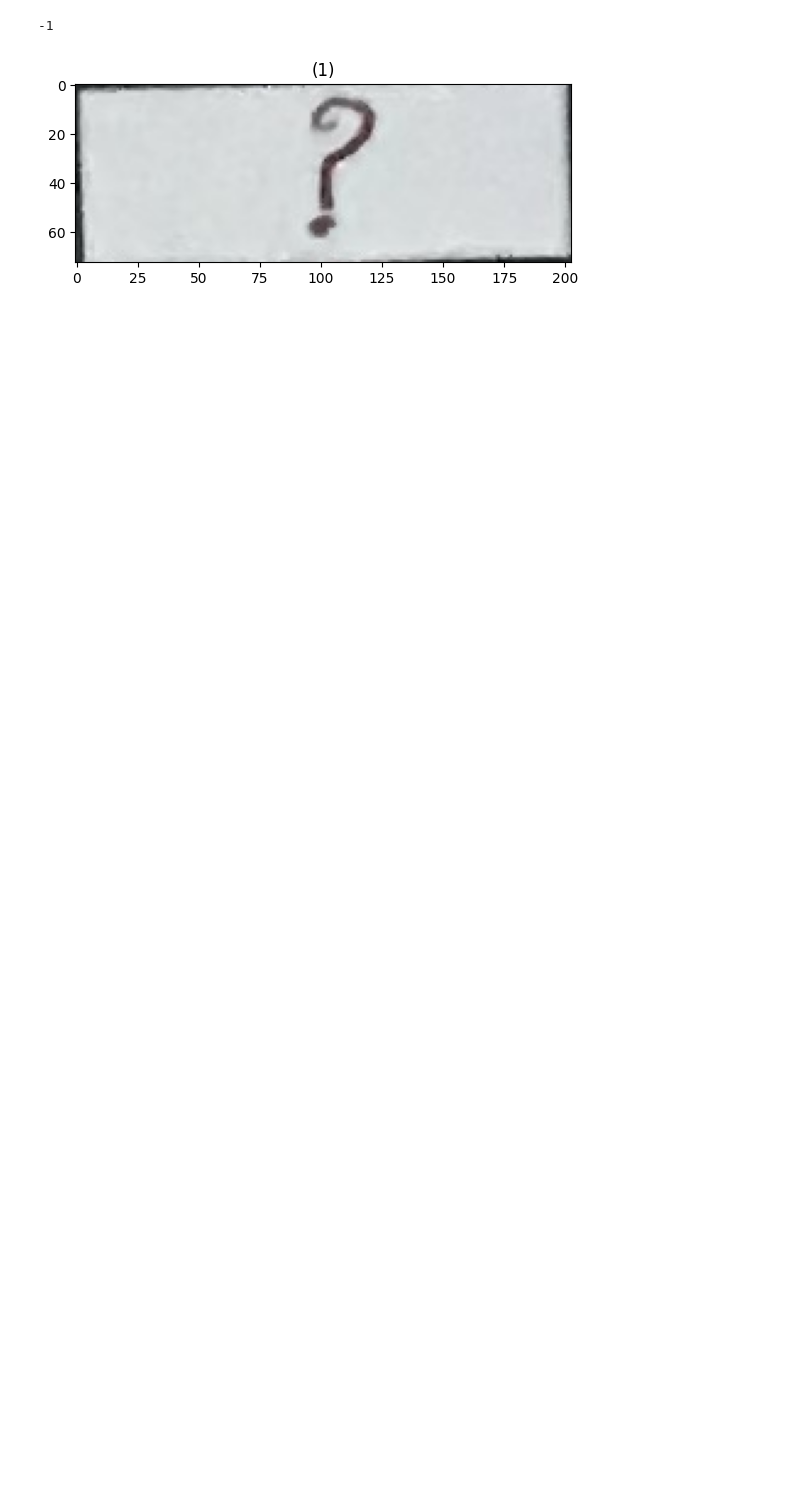
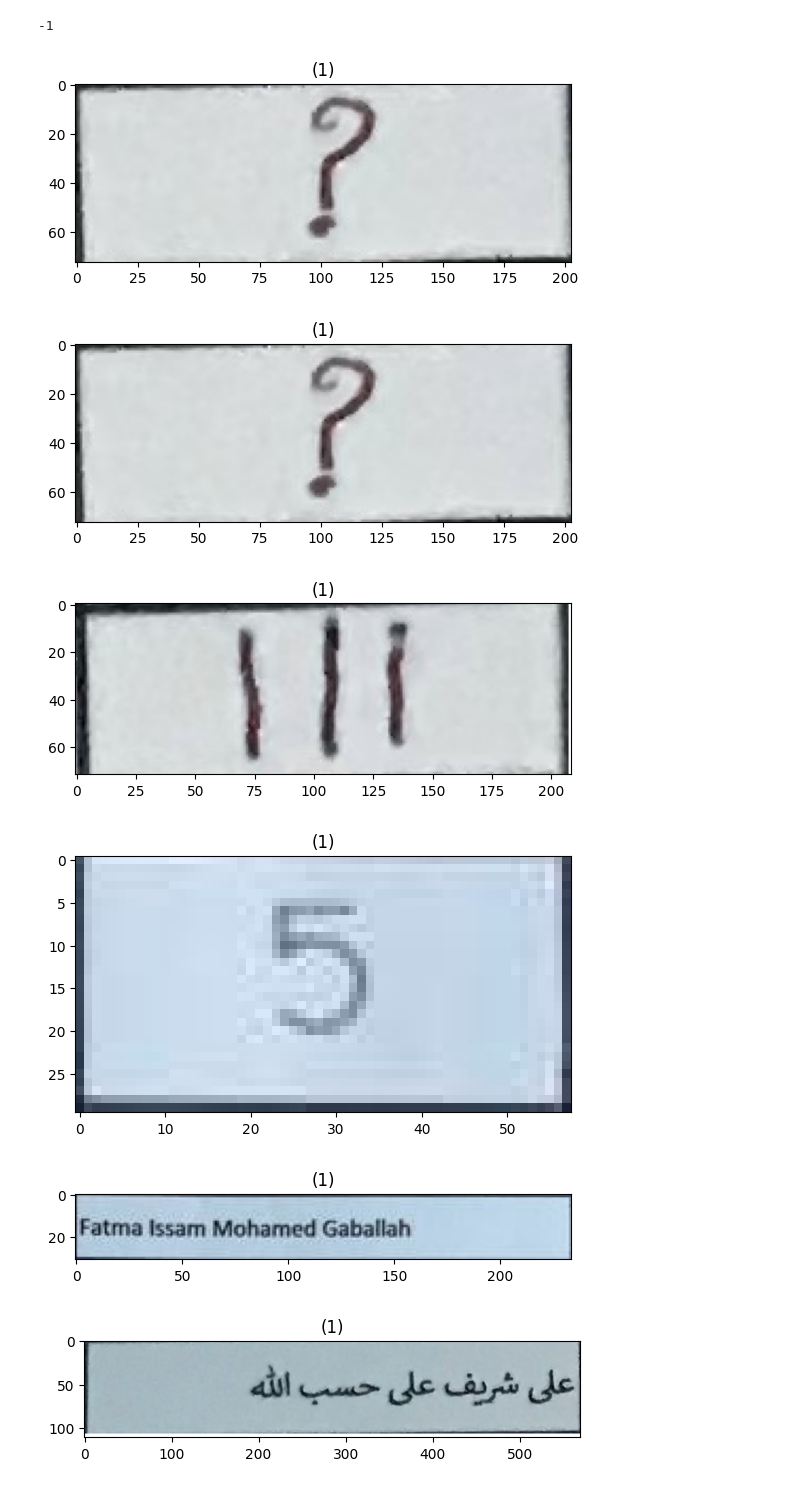
Before and after one commit to AhmedAlaa2024/Grade-Auto-Filler, a Jupyter notebook: Code/detectionPhase.ipynb, the cells around one changed output. Saved outputs shown, nothing was run; the diff lists cells and outputs as text; code cells hidden in the pictures; blank space fills up the shorter version.

```diff
--- a/Code/detectionPhase.ipynb
+++ b/Code/detectionPhase.ipynb
@@ -261,3 +206,74 @@ show_images([img])
 # %% [output]
 -1
 [figure]
+# %%
+def detectNumericValues(img):
+	'''
+	img: Original image
+	return => The number in that image
+	'''
+	# TODO
+# %%
+def detectionPhase(images):
+	'''
+	images: Array of cells ready to be detected
+	return => Data ready to be exported to excel sheet
+	'''
+
+	# images[i] => 3 | images[i+1] => 2 | images[i+2] => 1
+	# images[i+3] => English Name
+	# images[i+4] => Student Name
+	# images[i+5] => Code
+	# {
+	# 	"Code": ,
+	# 	"Student Name": ,
+	# 	"English Name": ,
+	# 	"1": ,
+	# 	"2": ,
+	# 	"3":
+	# }
+
+	finalData = []
+	for i in range(0, len(images), 6):
+		show_images([images[i]])
+		show_images([images[i+1]])
+		show_images([images[i+2]])
+		show_images([images[i+3]])
+		show_images([images[i+4]])
+		show_images([images[i+5]])
+		thirdCell = detectCell(images[i])
+		secondCell = detectCell(images[i+1])
+		firstCell = detectNumericValues(images[i+2])
+
+		englishName = getCodeOrName(images[i+3])
+		studentName = getCodeOrName(images[i+4], True)
+		code = getCodeOrName(images[i+5])
+
+		data = 	{
+		"Code": code,
+		"Student Name": studentName,
+		"English Name": englishName,
+		"1": firstCell,
+		"2": secondCell,
+		"3": thirdCell
+		}
+		finalData.append(data)
+
+	return finalData
+
+
+img1 = cv2.imread("./Samples/Detection phase samples/question mark.png")
+img2 = cv2.imread("./Samples/Detection phase samples/vertical lines.png")
+img3 = cv2.imread("./Samples/Detection phase samples/number.png")
+
+img4 = cv2.imread("./Samples/Detection phase samples/english name.png")
+img5 = cv2.imread("./Samples/Detection phase samples/arabic name2.png")
+img6 = cv2.imread("./Samples/Detection phase samples/code.png")
+images = [img1, img2, img3, img4, img5, img6]
+print(detectionPhase(images))
+# %% [output]
+[figure, added]
+[figure, added]
+[figure, added]
+[figure, added]
+[figure, added]
```
Also changed, not shown: parts of 3 cells of this notebook.
